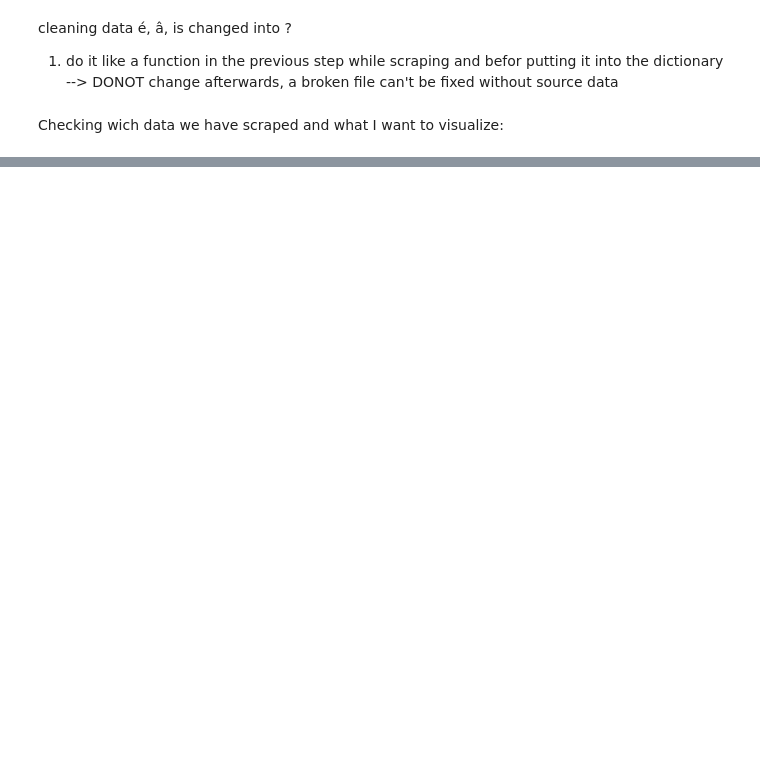
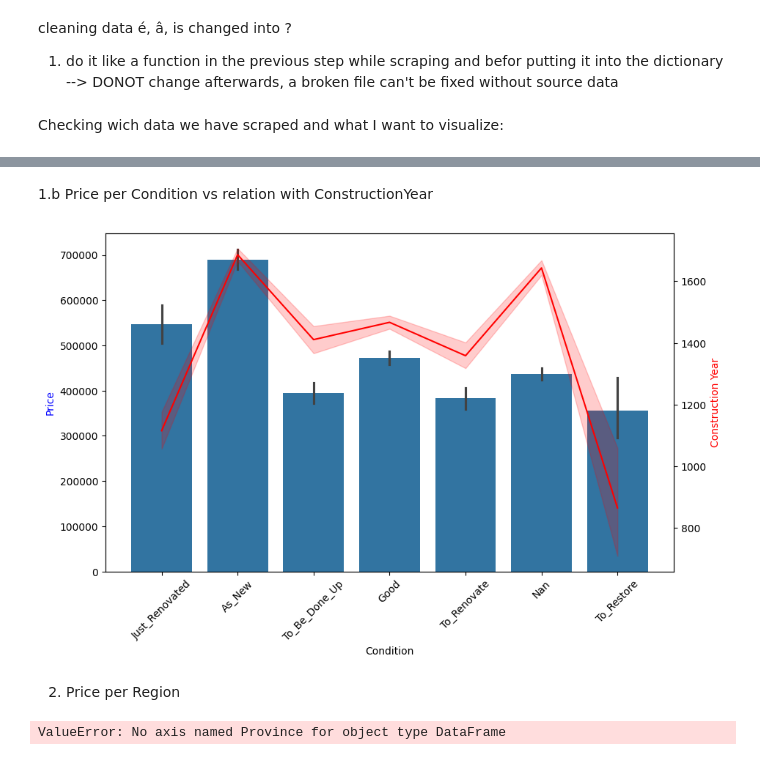
Before and after one commit to gnadela/immoeliza-analysis, a Jupyter notebook: analysis/Notebook_caro.ipynb, the cells around one changed output, grey strips where cells are left out. Saved outputs shown, nothing was run; the diff lists cells and outputs as text; code cells hidden in the pictures; blank space fills up the shorter version.

```diff
--- a/analysis/Notebook_caro.ipynb
+++ b/analysis/Notebook_caro.ipynb
@@ -63,0 +193,35 @@ data.columns
+# %% [markdown]
+1.b Price per Condition vs relation with ConstructionYear
+# %%
+import seaborn as sns
+import matplotlib.pyplot as plt
+
+fig, ax = plt.subplots(figsize=(10, 6))
+sns.barplot(data=data, x="Condition", y="Price", ax=ax)
+ax.set_ylabel("Price", color='b')
+plt.xticks(rotation=45)
+
+ax2 = ax.twinx()
+sns.lineplot(data=data, x="Condition", y="ConstructionYear", color='red', ax=ax2)
+ax2.set_ylabel("Construction Year", color="r")
+
+ax2.ticklabel_format(style='plain', axis='y')
+
+plt.show()
+# %% [output]
+[figure, added]
+# %% [markdown]
+2. Price per Region
+# %%
+
+average_price = data.groupby('Region','Province')['Price'].mean().reset_index()
+print(average_price)
+#sns.barplot(data=average_price, x="Region", y="Price", color="green")
+
+#customize plt
+# plt.xlabel('Region')
+# plt.ylabel('Average Price')
+# plt.title('Average Price per Region')
+# plt.show()
+# %% [output]
+ValueError: No axis named Province for object type DataFrame
```
Also changed, not shown: parts of 28 cells of this notebook, 2 other files.
